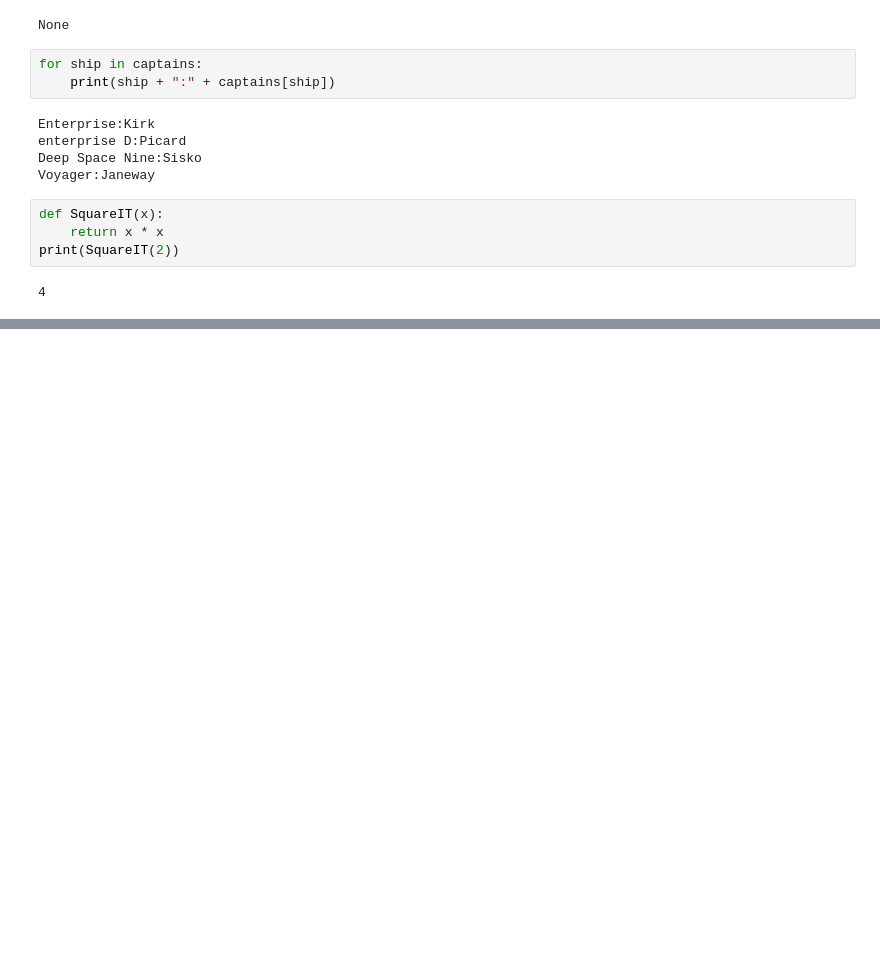
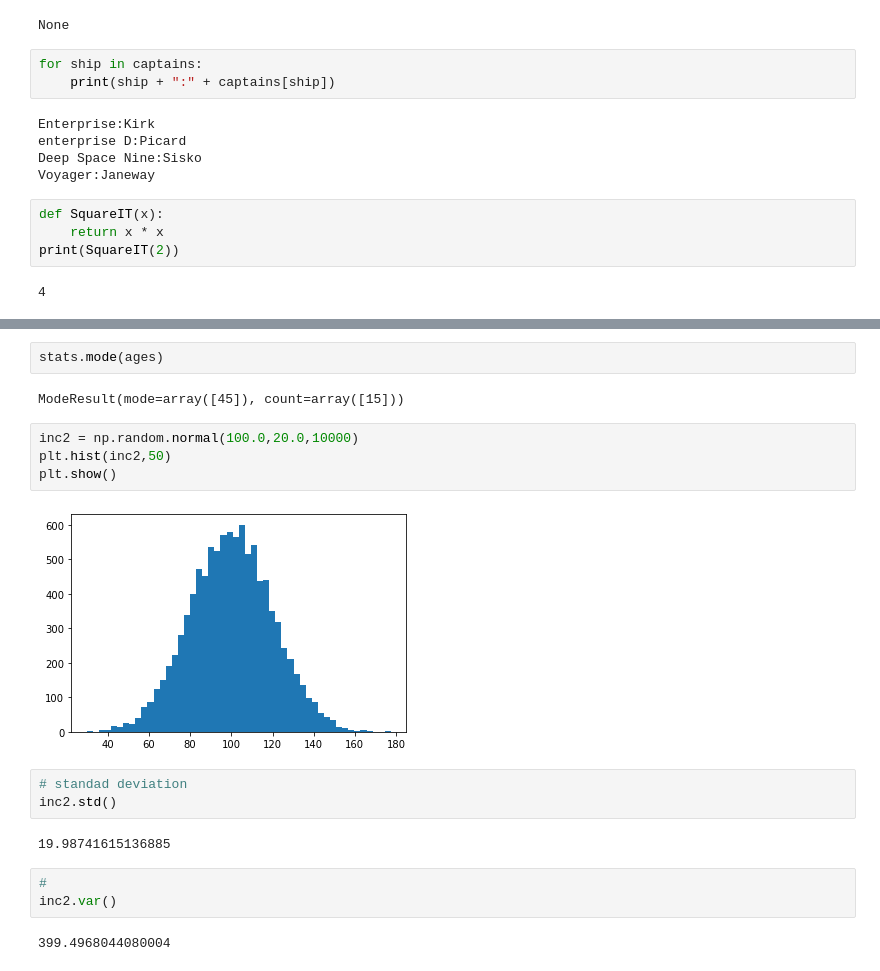
Before and after one commit to bosshentai/MachineLearning, a Jupyter notebook: Learning.ipynb, the cells around one changed output, grey strips where cells are left out. Drawn from its saved outputs; the diff is of its cells as text; blank space fills up the shorter version.

```diff
--- a/Learning.ipynb
+++ b/Learning.ipynb
@@ -85,0 +140,20 @@ print(SquareIT(2))
+# %%
+stats.mode(ages)
+# %% [output]
+ModeResult(mode=array([45]), count=array([15]))
+# %%
+inc2 = np.random.normal(100.0,20.0,10000)
+plt.hist(inc2,50)
+plt.show()
+# %% [output]
+[figure, added]
+# %%
+# standad deviation
+inc2.std()
+# %% [output]
+19.98741615136885
+# %%
+#
+inc2.var()
+# %% [output]
+399.4968044080004
```
Also changed, not shown: parts of 25 cells of this notebook.
